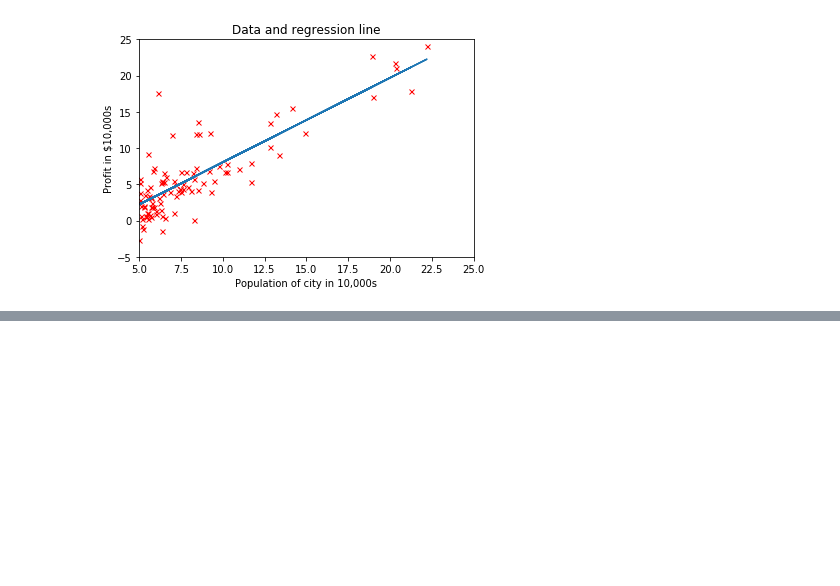
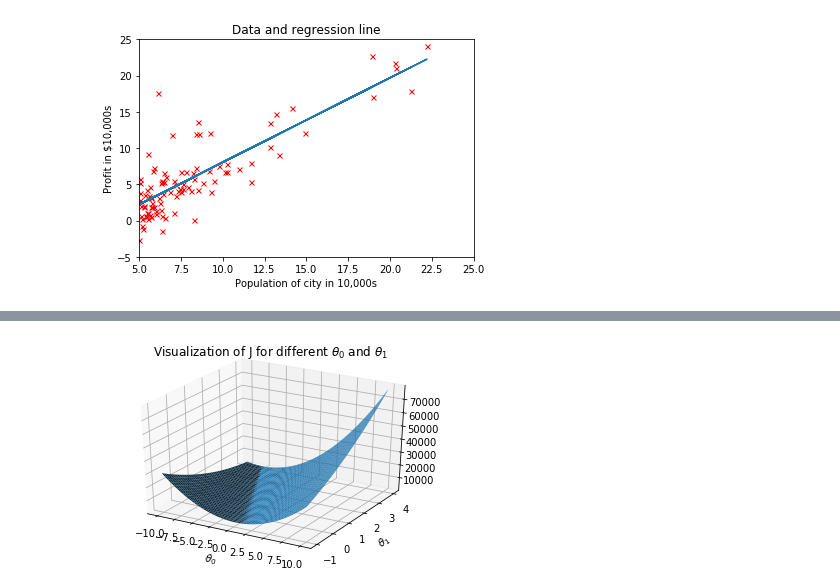
Before and after one commit to kdan5/statml, a Jupyter notebook: linear-regression/Linear Regression.ipynb, the cells around one changed output, grey strips where cells are left out. Cells and saved outputs as stored; diff of their text form; code cells hidden in the pictures; blank space fills up the shorter version.

```diff
--- a/linear-regression/Linear Regression.ipynb
+++ b/linear-regression/Linear Regression.ipynb
@@ -96,0 +135,11 @@ plt.show()
+# %%
+# Plot J_vals as surface plot
+fig1 = plt.figure()
+ax1 = fig1.add_subplot(111, projection='3d')
+ax1.plot_surface(theta0_vals, theta1_vals, J_vals, linewidth=0)
+plt.title(r"Visualization of J for different $\theta_0$ and $\theta_1$")
+plt.ylabel(r"$\theta_1$")
+plt.xlabel(r"$\theta_0$")
+plt.show()
+# %% [output]
+[figure, added]
```
Also changed, not shown: parts of 9 cells of this notebook.
